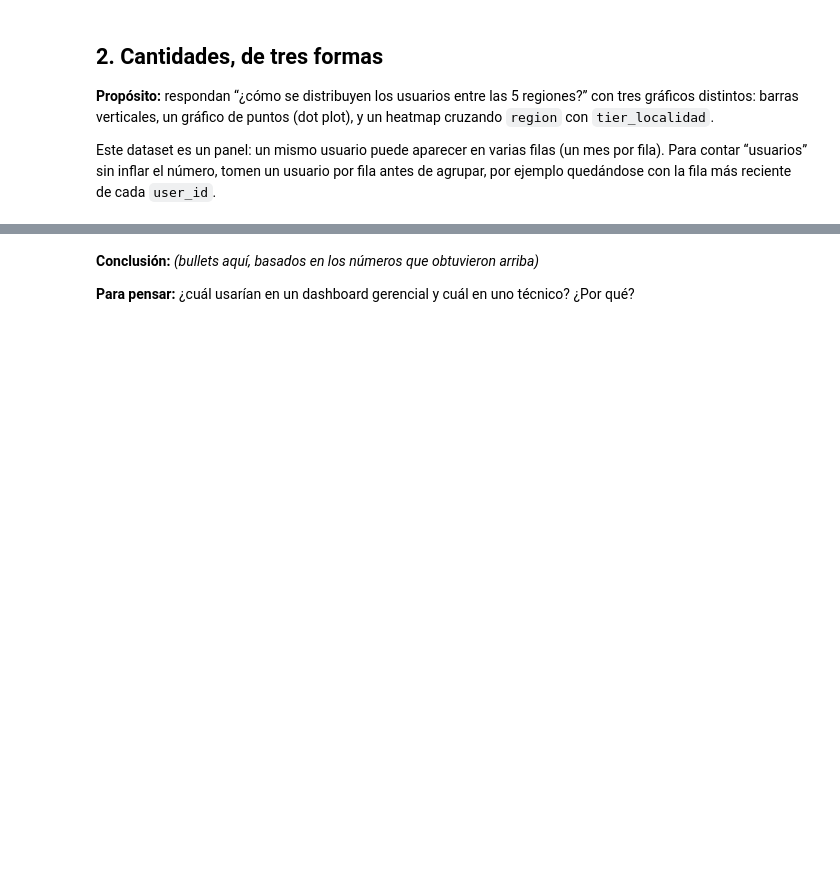
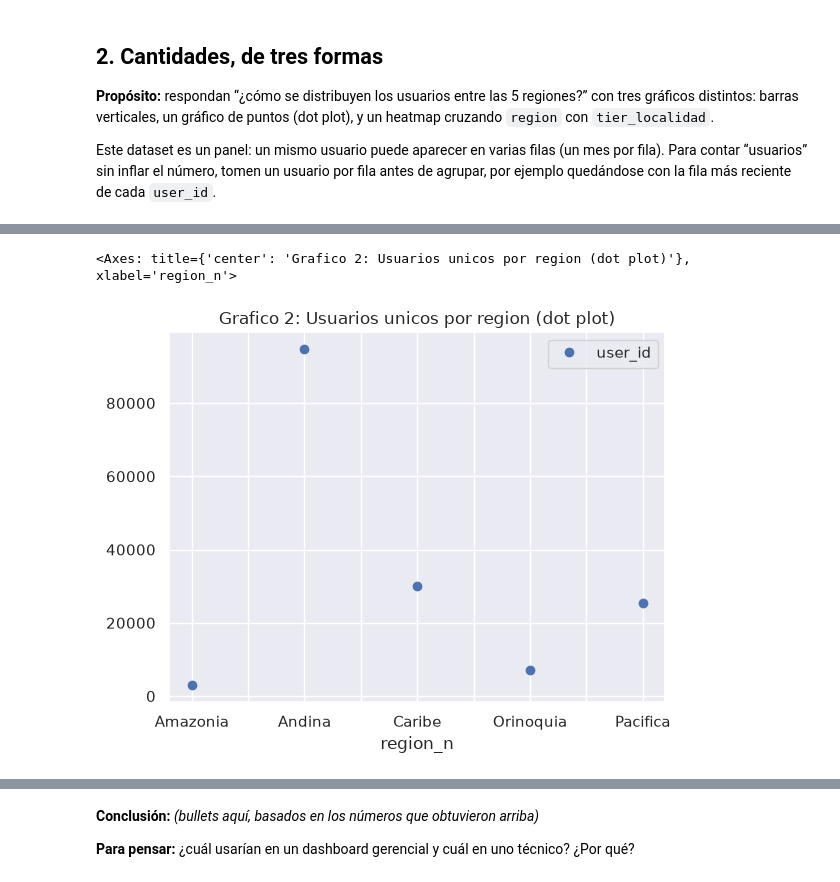
Before and after one commit to jp0617/visualizacionAnalisis, a Jupyter notebook: v0.1_s2_dataviz_grupo#.ipynb, the cells around one changed output, grey strips where cells are left out. Saved outputs shown, nothing was run; the diff lists cells and outputs as text; code cells hidden in the pictures; blank space fills up the shorter version.

```diff
--- a/v0.1_s2_dataviz_grupo#.ipynb
+++ b/v0.1_s2_dataviz_grupo#.ipynb
@@ -135,0 +132,11 @@ ModuleNotFoundError: No module named 'seaborn'
+# %%
+# Gráfico 2: dot plot, la misma cuenta pero como puntos
+# TODO: mismos datos que el gráfico 1, con plt.scatter o plt.plot(marker="o", linestyle="none")
+
+df[['user_id','region_n']].drop_duplicates().groupby('region_n').count().plot(
+    marker="o", linestyle="none",
+    title='Grafico 2: Usuarios unicos por region (dot plot)'
+    )
+# %% [output]
+<Axes: title={'center': 'Grafico 2: Usuarios unicos por region (dot plot)'}, xlabel='region_n'>
+[figure, added]
```
Also changed, not shown: parts of 7 cells of this notebook.
